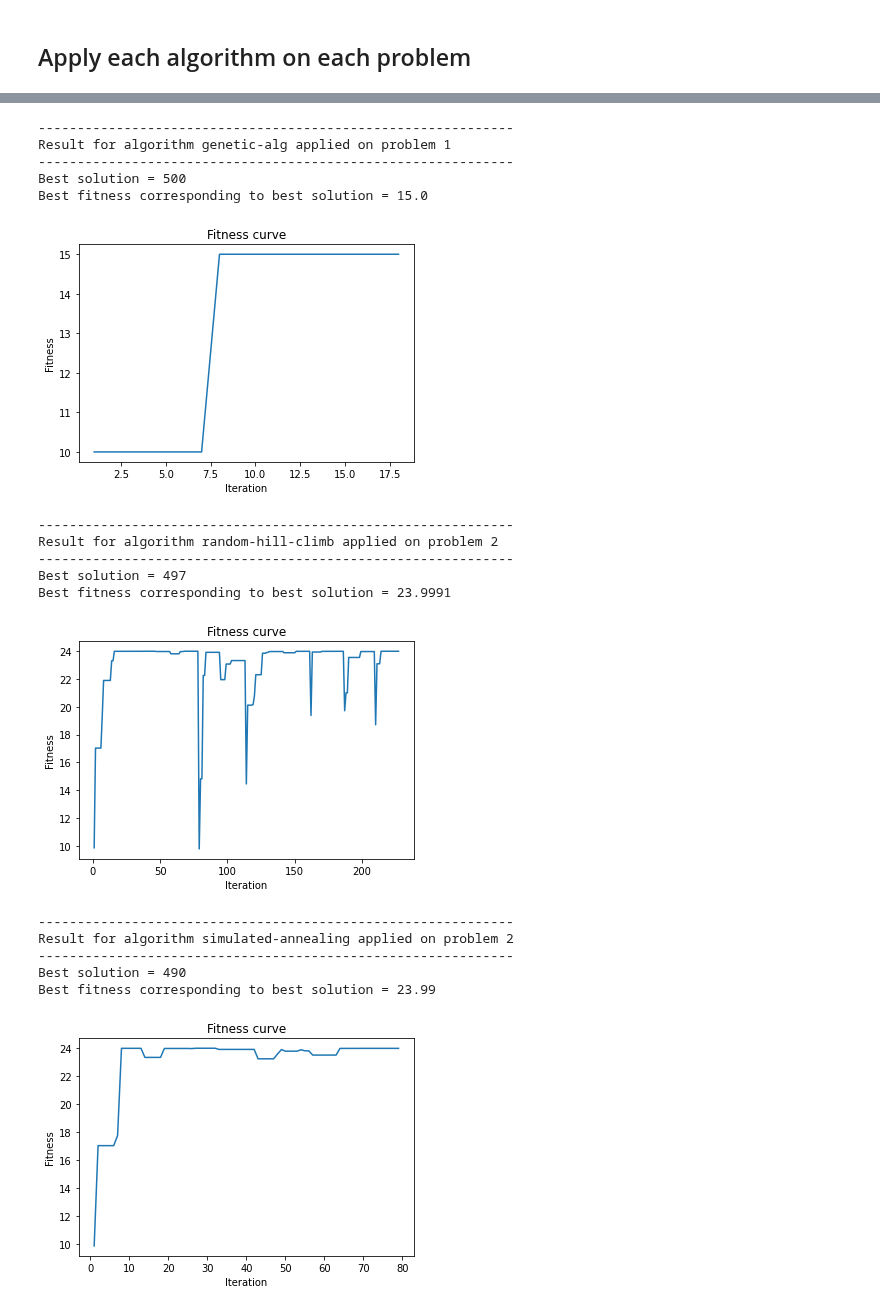
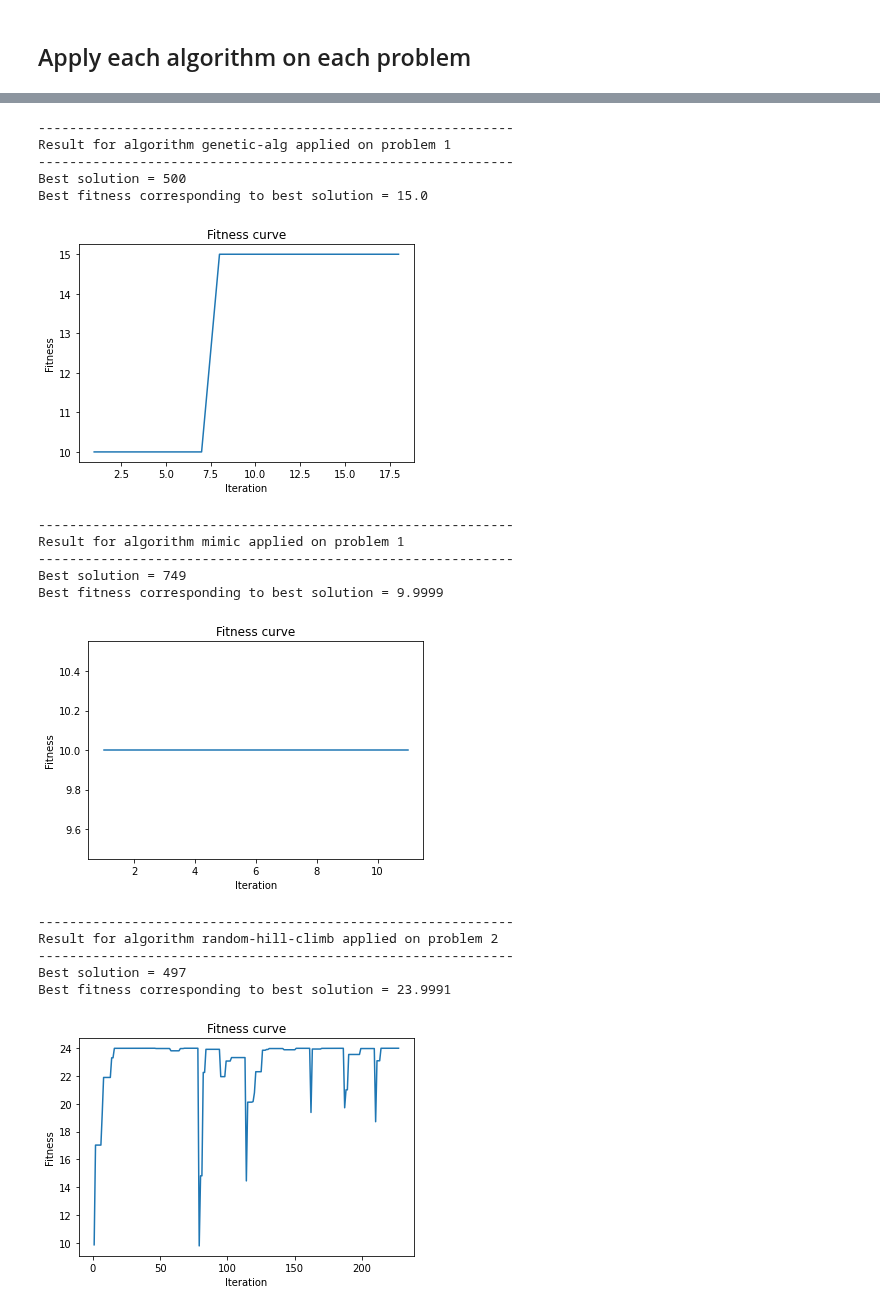
Before and after one commit to yujing1004/cs7641, a Jupyter notebook: assignment2/randomized_optimization.ipynb, the cells around one changed output, grey strips where cells are left out. Drawn from its saved outputs; the diff is of its cells as text; code cells hidden in the pictures.

Commit message:
Aply mimic on problem 1 and 2

```diff
--- a/assignment2/randomized_optimization.ipynb
+++ b/assignment2/randomized_optimization.ipynb
@@ -128,51 +129,41 @@ def genetic_alg(fitness_func):
-# %%
-def randomized_optimization(fitness_func, algorithm):
-    if algorithm == 'random-hill-climb':
-        random_hill_climb(fitness_func)
-    elif algorithm == 'simulated-annealing':
-        simulated_annealing(fitness_func)
-    elif algorithm == 'genetic-alg':
-        genetic_alg(fitness_func)
-    else:
-        raise ValueError('Algorithm {} is not supported!'.format(algoritm))
 # %%
 fitness_funcs = [f1, f2]
-algorithms = ['random-hill-climb', 'simulated-annealing', 'genetic-alg']
+algorithms = ['random-hill-climb', 'simulated-annealing', 'genetic-alg', 'mimic']
 for i, fitness_func in enumerate(fitness_funcs):
     for algorithm in algorithms:
         print('-------------------------------------------------------------')
         print('Result for algorithm {0} applied on problem {1}'.format(algorithm, i + 1))
         print('-------------------------------------------------------------')
         randomized_optimization(fitness_func, algorithm)
 # %% [output]
 -------------------------------------------------------------
 Result for algorithm random-hill-climb applied on problem 1
 -------------------------------------------------------------
 Best solution = 750
 Best fitness corresponding to best solution = 10.0
 [figure]
 -------------------------------------------------------------
 Result for algorithm simulated-annealing applied on problem 1
 -------------------------------------------------------------
 Best solution = 728
 Best fitness corresponding to best solution = 9.9516
 [figure]
 -------------------------------------------------------------
 Result for algorithm genetic-alg applied on problem 1
 -------------------------------------------------------------
 Best solution = 500
 Best fitness corresponding to best solution = 15.0
 [figure]
 -------------------------------------------------------------
-Result for algorithm random-hill-climb applied on problem 2
+Result for algorithm mimic applied on problem 1
 -------------------------------------------------------------
-Best solution = 497
-Best fitness corresponding to best solution = 23.9991
+Best solution = 749
+Best fitness corresponding to best solution = 9.9999
-[figure, old version]
+[figure, new version]
 -------------------------------------------------------------
-Result for algorithm simulated-annealing applied on problem 2
+Result for algorithm random-hill-climb applied on problem 2
 -------------------------------------------------------------
-Best solution = 490
-Best fitness corresponding to best solution = 23.99
+Best solution = 497
+Best fitness corresponding to best solution = 23.9991
-[figure, old version]
+[figure, new version]
 -------------------------------------------------------------
```
Also changed, not shown: parts of 2 cells of this notebook.
